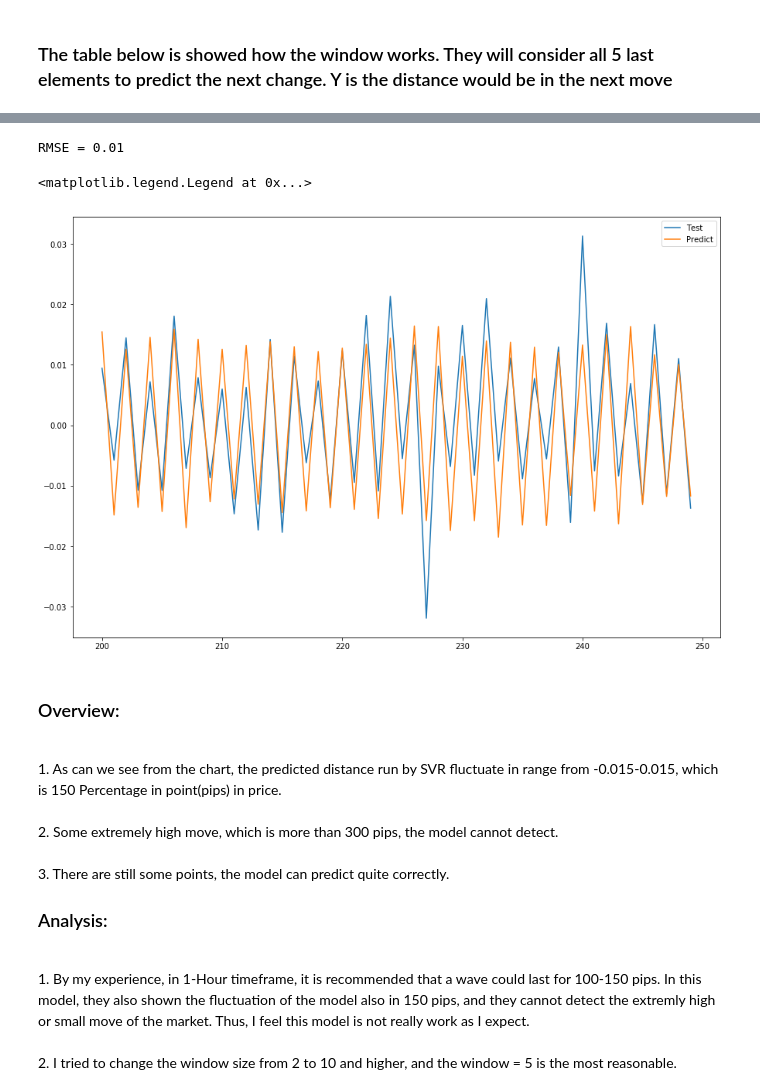
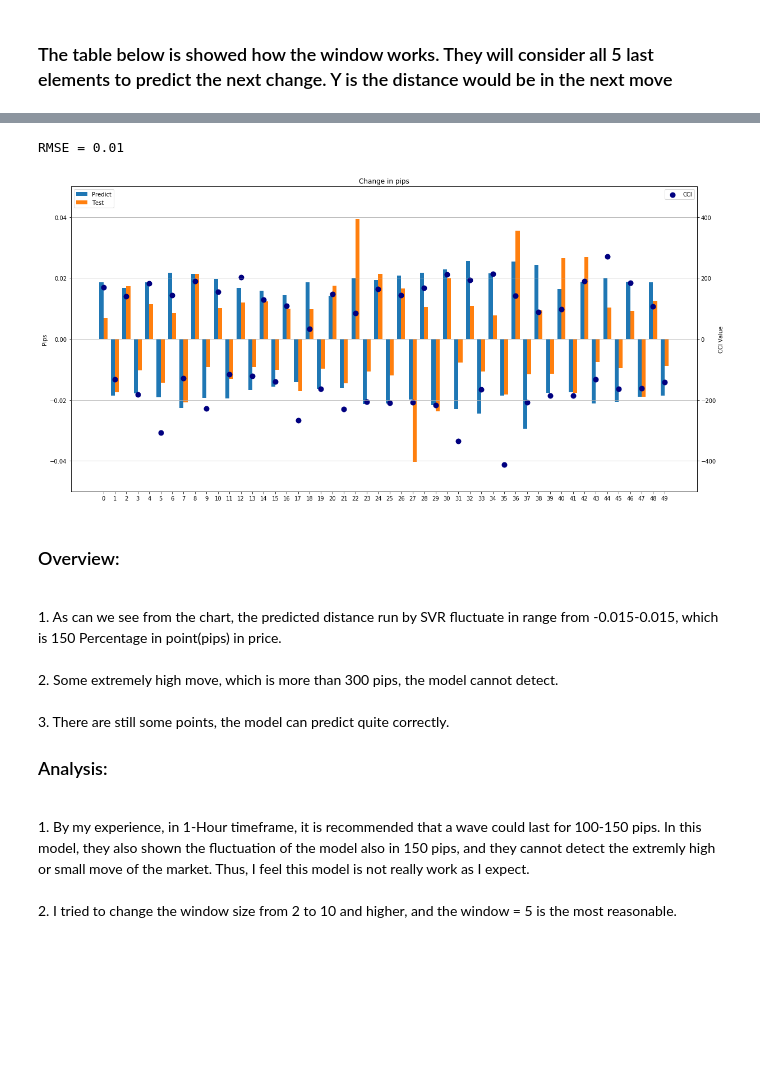
Before and after one commit to Darkcom18/Stage-, a Jupyter notebook: EU_Trade.ipynb, the cells around one changed output, grey strips where cells are left out. Saved outputs shown, nothing was run; the diff lists cells and outputs as text; code cells hidden in the pictures; blank space fills up the shorter version.

```diff
--- a/EU_Trade.ipynb
+++ b/EU_Trade.ipynb
@@ -183,29 +185,45 @@ train.head(5)
 # %%
 from sklearn.linear_model import LinearRegression
 lr_model = LinearRegression()
 lr_model.fit(train.iloc[:,:-1], train.iloc[:,-1])
 
 lr_y = test['Y'].values
 lr_y_fit = lr_model.predict(train.iloc[:,:-1])
 lr_y_pred = lr_model.predict(test.iloc[:,:-1])
 
 lr_residuals = lr_y_pred - lr_y
 lr_rmse = np.sqrt(np.sum(np.power(lr_residuals,2)) / len(lr_residuals))
 print('RMSE = %.2f' % lr_rmse)
 
 results = pd.DataFrame()
 results['Test'] = lr_y.tolist()
 results['Predict'] = lr_y_pred.tolist()
+results['CCI']=0
+for i in range(len(results['Test'])):
+    results['CCI'][i] = test_set['CCI'][i+w]
+x = np.arange(len(results['Predict'][200:250]))  # the label locations
+width = 0.35  # the width of the bars
+
+fig, ax = plt.subplots(figsize = (20,10))
+lr_predict = ax.bar(x - width/2, results['Predict'][200:250], width, label='Predict')
+lr_test_reg = ax.bar(x + width/2, results['Test'][200:250], width, label='Test')
+
+# Add some text for labels, title and custom x-axis tick labels, etc.
+ax.set_ylabel('Pips')
+ax.set_title('Change in pips')
+ax.set_xticks(x)
+ax.set_ylim(-0.05,0.05)
+ax.legend(loc=2)
+ax2 = ax.twinx()
+ax2.set_ylabel('CCI Value')
+ax2.scatter(ax.get_xticks(),results['CCI'][200:250],marker='o', c='navy', linewidth=4)
+ax2.set_ylim(-500,500)
+ax2.legend(loc=1)
+ax2.grid()
+plt.show()
 # %% [output]
 RMSE = 0.01
+[figure, added]
-# %%
-plt.figure(figsize = (15,10))
-plt.plot(results['Test'][200:250])
-plt.plot(results['Predict'][200:250])
-plt.legend()
-# %% [output]
-<matplotlib.legend.Legend at 0x...>
-[figure, removed]
 # %% [markdown]
 <h3>Overview: </h3><br>
     1. As can we see from the chart, the predicted distance run by SVR fluctuate in range from -0.015-0.015, which is 150 Percentage in point(pips) in price.
```
Also changed, not shown: parts of 34 cells of this notebook.
